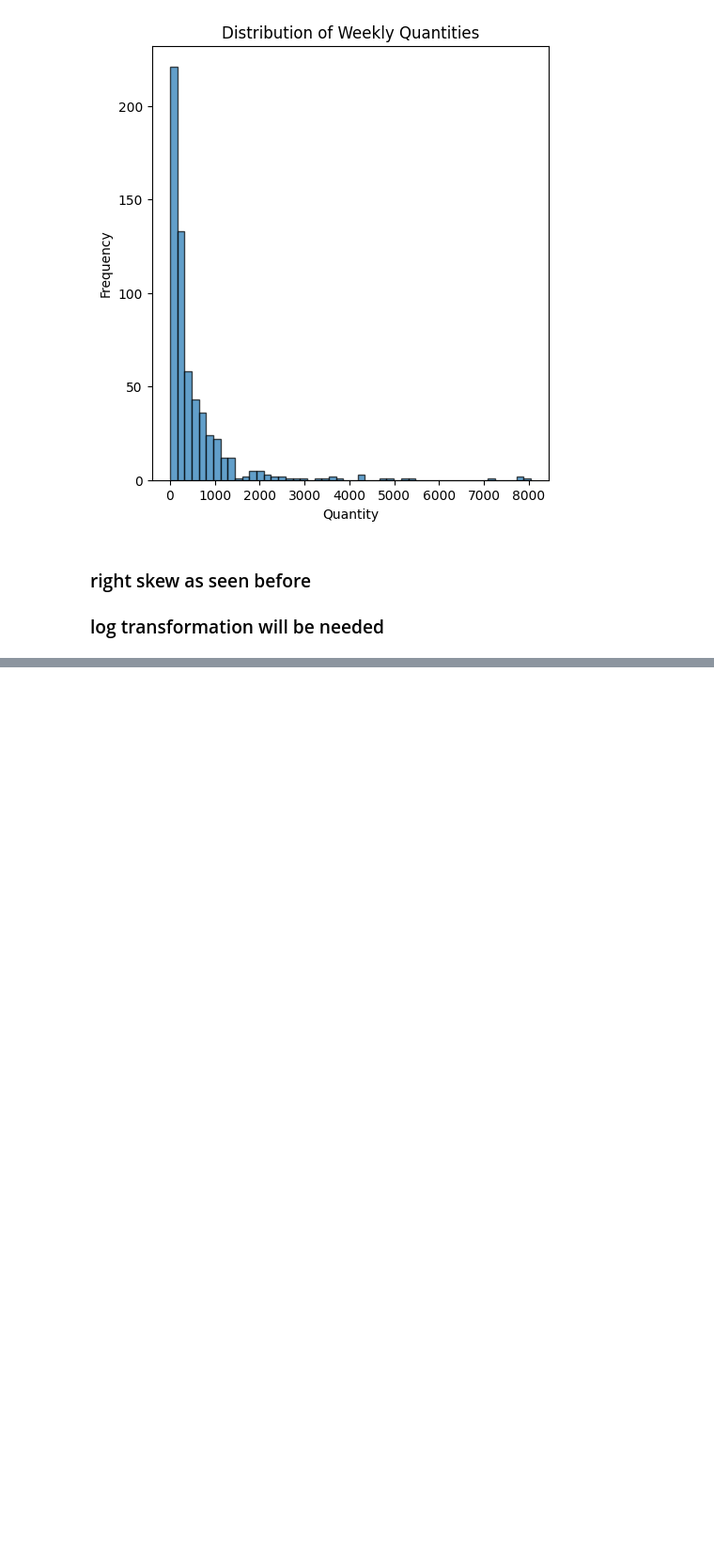
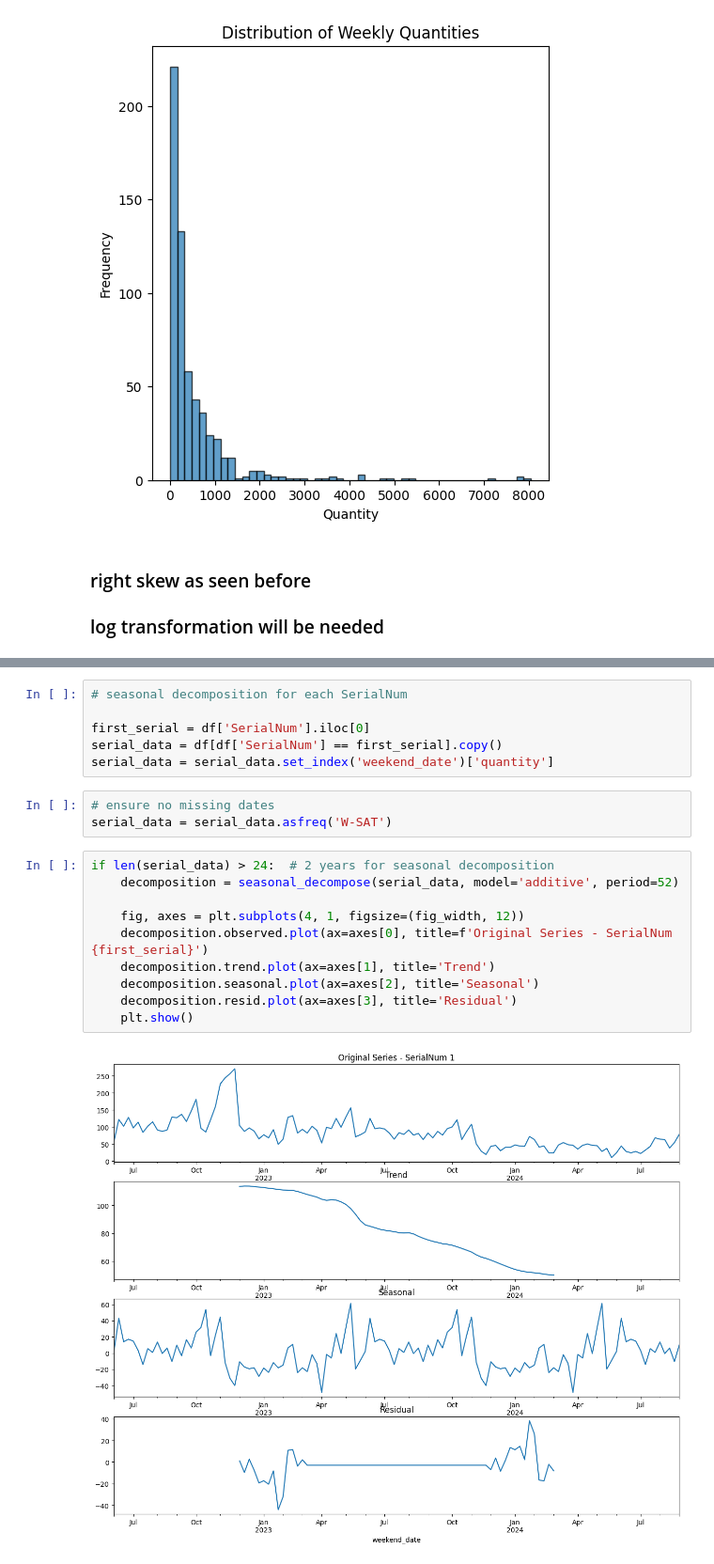
Before and after one commit to Pankaj-2003/Assignment, a Jupyter notebook: EDA_Notebook.ipynb, the cells around one changed output, grey strips where cells are left out. Shown at 94% size. Cells and saved outputs as stored; diff of their text form; blank space fills up the shorter version.

```diff
--- a/EDA_Notebook.ipynb
+++ b/EDA_Notebook.ipynb
@@ -210,0 +231,21 @@ Text(0, 0.5, 'Frequency')
+# %%
+# seasonal decomposition for each SerialNum
+
+first_serial = df['SerialNum'].iloc[0]
+serial_data = df[df['SerialNum'] == first_serial].copy()
+serial_data = serial_data.set_index('weekend_date')['quantity']
+# %%
+# ensure no missing dates
+serial_data = serial_data.asfreq('W-SAT')
+# %%
+if len(serial_data) > 24:  # 2 years for seasonal decomposition
+    decomposition = seasonal_decompose(serial_data, model='additive', period=52)
+
+    fig, axes = plt.subplots(4, 1, figsize=(fig_width, 12))
+    decomposition.observed.plot(ax=axes[0], title=f'Original Series - SerialNum {first_serial}')
+    decomposition.trend.plot(ax=axes[1], title='Trend')
+    decomposition.seasonal.plot(ax=axes[2], title='Seasonal')
+    decomposition.resid.plot(ax=axes[3], title='Residual')
+    plt.show()
+# %% [output]
+[figure, added]
```
Also changed, not shown: parts of 17 cells of this notebook.
